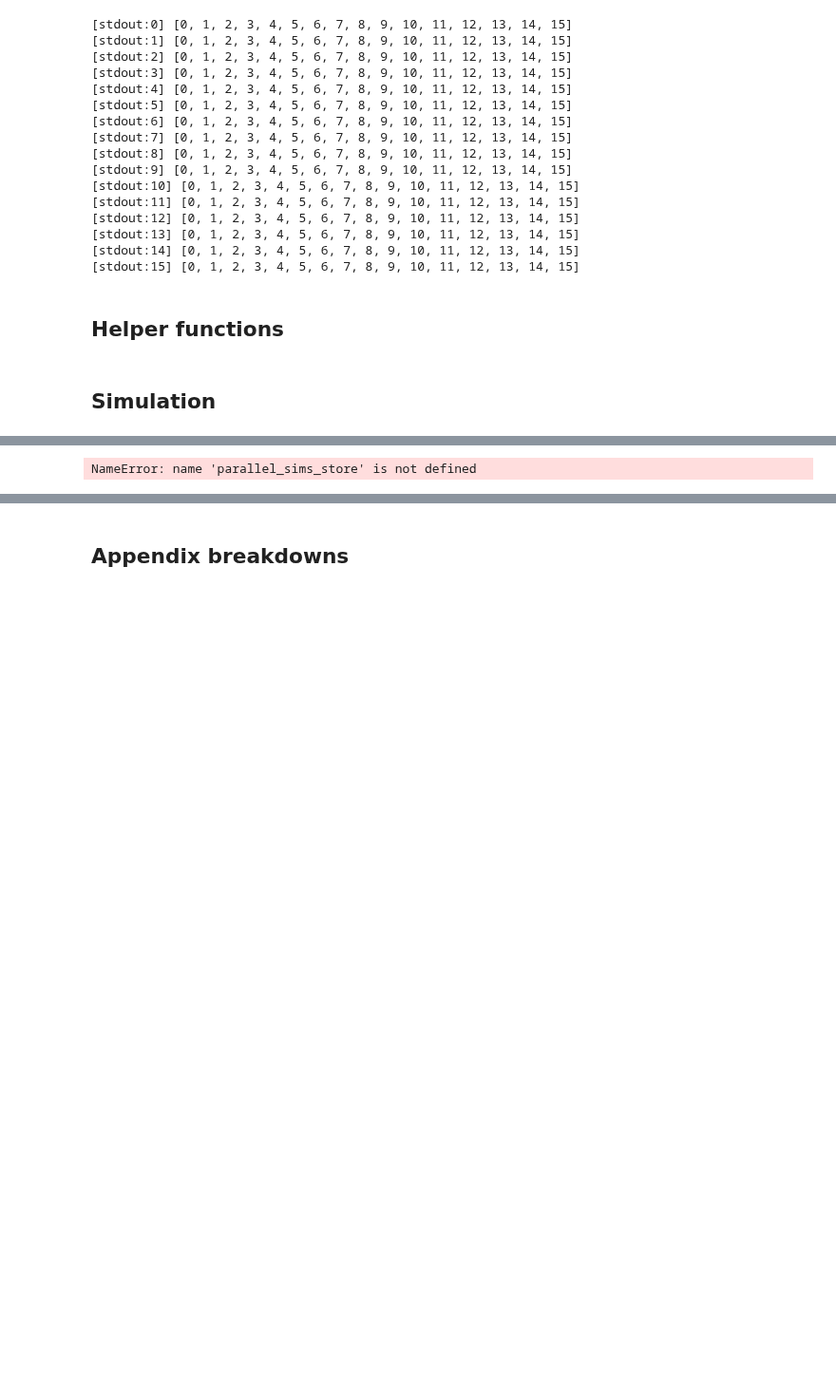
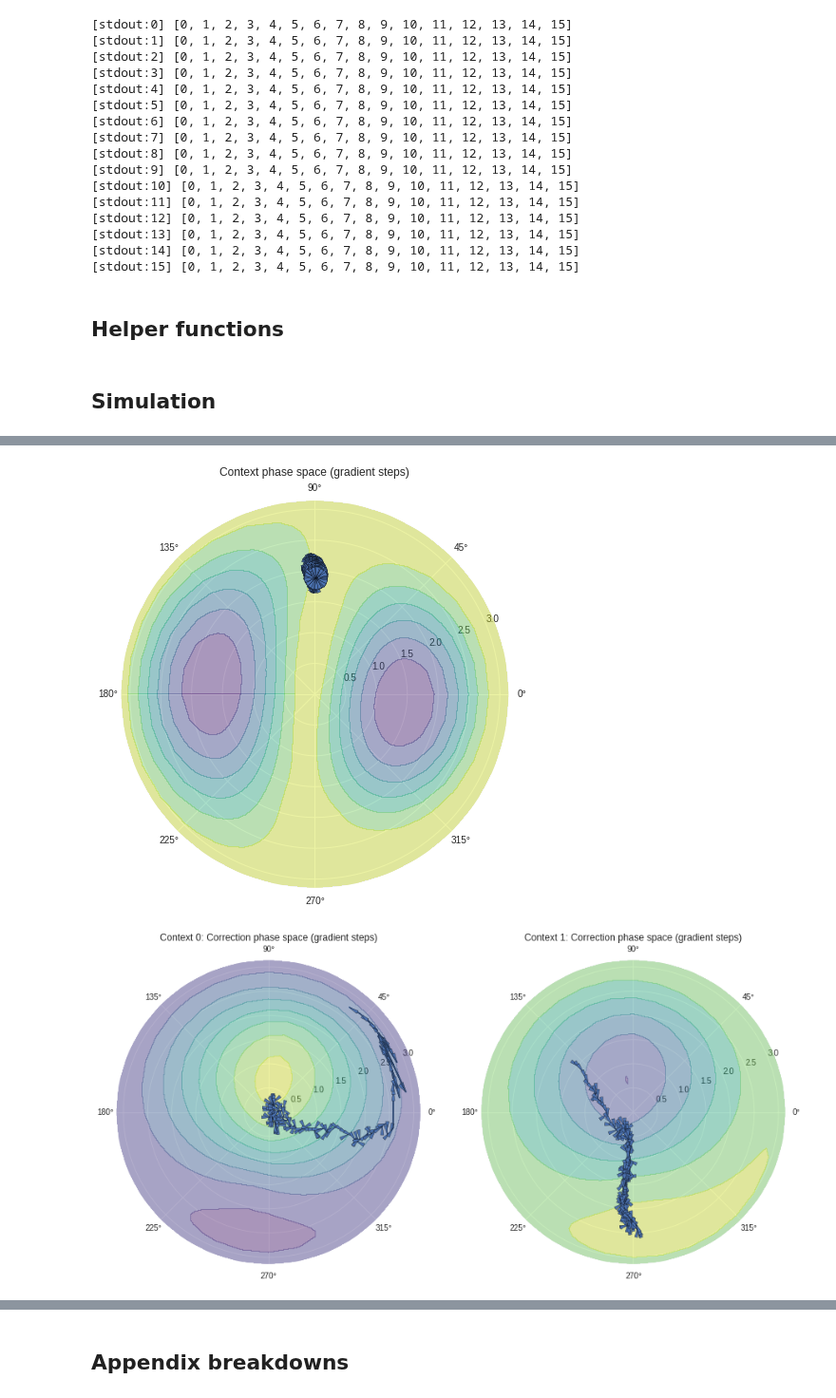
Before and after one commit to farice/SpectatorQubits, a Jupyter notebook: MAB-continuous-analytic-arbitrary-axis.ipynb, the cells around one changed output, grey strips where cells are left out. Shown at 95% size. Drawn from its saved outputs; the diff is of its cells as text; code cells hidden in the pictures; blank space fills up the shorter version.

```diff
--- a/MAB-continuous-analytic-arbitrary-axis.ipynb
+++ b/MAB-continuous-analytic-arbitrary-axis.ipynb
@@ -246,7 +243,7 @@ def objective(args, parallel_sims_store, run_sim,
                              args['correction_theta_init_2_2']]
     error_samples_generator_partial = functools.partial(
         error_samples_generator, mu=mu, sigma=sigma,
-        batch_size=batch_size, drift=drift_strength)
+        batch_size=batch_size, drift=numpy.pi / drift_strength)
     num_epochs = int(numpy.ceil(1000 / batch_size))
     burnin_length = min(int(numpy.ceil(800 / batch_size)) - 1,
                         int(numpy.ceil(1000 / batch_size) -
@@ -273,7 +270,7 @@ def objective(args, parallel_sims_store, run_sim,
 
 # minimize the objective over the space
 # There are 4 critical params to tune => min 2**4 trials reasonably needed.
-def find_fmin(drift_strength, resource_regime, objective):
+def find_fmin(drift_strength, resource_regime, objective, max_evals=2**7):
     start = default_timer()
     parallel_sims_store = OrderedDict()
     # define a search space
@@ -306,10 +303,10 @@ def find_fmin(drift_strength, resource_regime, objective):
                                      -numpy.pi, numpy.pi)),
                          ('num_batches_to_combine_correction_feedback',
                           hp.quniform('num_batches_to_combine_correction_feedback',
-                                      1, 4, 1)),
+                                      1, 16, 1)),
                          ('num_batches_to_combine_context_feedback',
                           hp.quniform('num_batches_to_combine_context_feedback',
-                                      1, 4, 1)),
+                                      1, 16, 1)),
                          ('correction_eta',
                           hp.loguniform('correction_eta',
                                         numpy.log(numpy.pi/256),
@@ -322,7 +319,7 @@ def find_fmin(drift_strength, resource_regime, objective):
                                           parallel_sims_store=parallel_sims_store,
                                           drift_strength=drift_strength,
                                           resource_regime=resource_regime)
-    fmin(objective_partial, space=space, algo=tpe.suggest, max_evals=2**7)
+    fmin(objective_partial, space=space, algo=tpe.suggest, max_evals=max_evals)
     print("Total runtime: ", default_timer()-start)
     return parallel_sims_store
 
@@ -361,5 +358,5 @@ objective_partial = functools.partial(objective,
                                       mu=[MU_1, MU_2, MU_3],
                                       sigma=[SIGMA_1, SIGMA_2, SIGMA_3],
                                       num_context_spectators=NUM_CONTEXT_SPECTATORS)
-find_fmin_partial = functools.partial(find_fmin, objective=objective_partial)
+find_fmin_partial = functools.partial(find_fmin, objective=objective_partial, max_evals=1)
 parallel_sim_stores_all = v.map(find_fmin_partial, drift_strengths, resource_regime)
@@ -370,7 +385,3 @@ parallel_sim_stores_all.get()
 # %%
 # import dill
 # dill.dump_session('notebook_env.db')
-# %%
-sorted(parallel_sims_store.keys())
-# %% [output]
-NameError: name 'parallel_sims_store' is not defined
@@ -377,40 +390,45 @@ NameError: name 'parallel_sims_store' is not defined
 # %%
-parallel_sims_store_red = [p[1] for p in sorted(parallel_sims_store.items())][:2]
+idx = 0
+drift_strength = drift_strengths[idx]
+parallel_sims_store_red = [p[1] for p in sorted(parallel_sim_stores_all.get()[idx].items())][:4]
 
+batch_size = 1
+burnin_length = min(int(numpy.ceil(800 / batch_size)) - 1,
+                        int(numpy.ceil(1000 / batch_size) - numpy.ceil(2 * drift_strength / batch_size)))
 # Get contour over entire distribution. May need to subset for non-stationary case.
 error_samples_generator_partial = functools.partial(
-        error_samples_generator, mu=[MU_1, MU_2, MU_3], sigma=[SIGMA_1, SIGMA_2, SIGMA_3], batch_size=2 * DRIFT_STRENGTH, drift=DRIFT_STRENGTH)
+        error_samples_generator, mu=[MU_1, MU_2, MU_3], sigma=[SIGMA_1, SIGMA_2, SIGMA_3], batch_size=2 * drift_strength, drift=numpy.pi / drift_strength)
 context_contour = get_contour(error_samples_generator_partial(iteration=0), context_loss)
 optimal_phi, optimal_theta = context_contour['max_phi'], context_contour['max_theta']
 if optimal_phi > numpy.pi:
     optimal_phi += numpy.pi
 
 
 # Allows plotting of conditioned correction contours according to the true
 # optimal conditioning. Previously, we conditioned based upon the current
 # estimator for conditioning.
 def condition_error_samples(error_samples, optimal_phi, optimal_theta):
     polling_group = []
     prepared_basis = [snot() * basis(2, 0), snot() * sigmax() * basis(2, 0)]
     for e in error_samples:
         u = get_error_unitary(e, sensitivity=1.0)
         s = u * prepared_basis[0]
         meas = numpy.cos(optimal_theta / 2) * prepared_basis[0] + numpy.exp(
                 1j * optimal_phi) * numpy.sin(optimal_theta / 2) * prepared_basis[1]
         meas = meas.unit()
         obj = numpy.real(meas.overlap(s) * s.overlap(meas))
         polling_group.append(obj > 0.5)
     return polling_group
 
 
 error_samples = numpy.array(error_samples_generator_partial(iteration=0))
 cond = numpy.array(condition_error_samples(error_samples, optimal_phi, optimal_theta))
 correction_contour = {}
 correction_contour[0] = get_contour(error_samples[
     cond], correction_loss)
 correction_contour[1] = get_contour(error_samples[
     ~cond], correction_loss)
-batch_size = 1
-burnin_length = min(int(numpy.ceil(800 / batch_size)) - 1,
-                        int(numpy.ceil(1000 / batch_size) - numpy.ceil(2 * DRIFT_STRENGTH / batch_size)))
-plot_layered(parallel_sims_store_red, context_contour, correction_contour, burnin_length=burnin_length, window_size=25)
+plot_layered(parallel_sims_store_red, context_contour, correction_contour, burnin_length=1, window_size=25)
+# %% [output]
+[figure, added]
+[figure, added]
```
Also changed, not shown: parts of 7 cells of this notebook, 2 other files.
